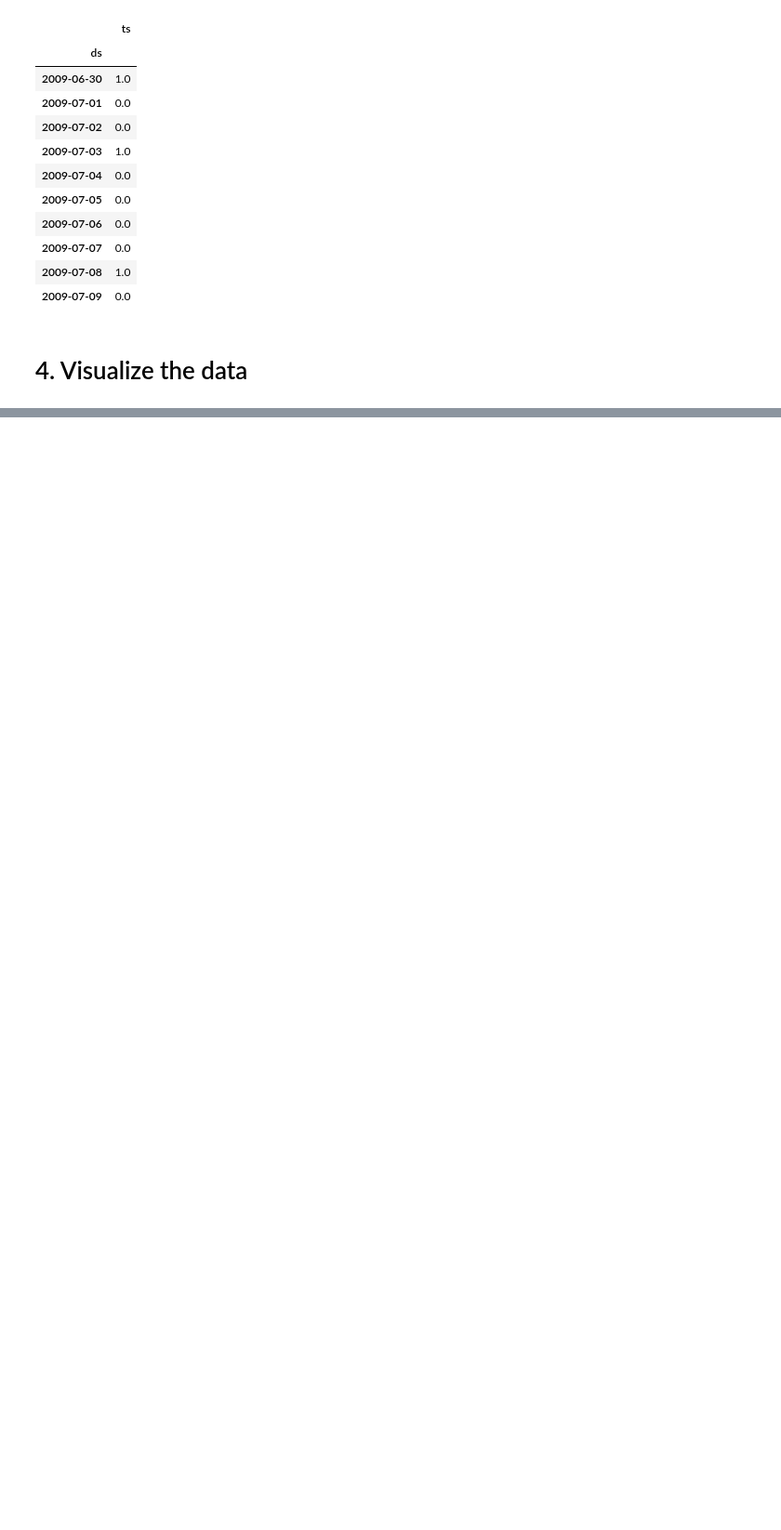
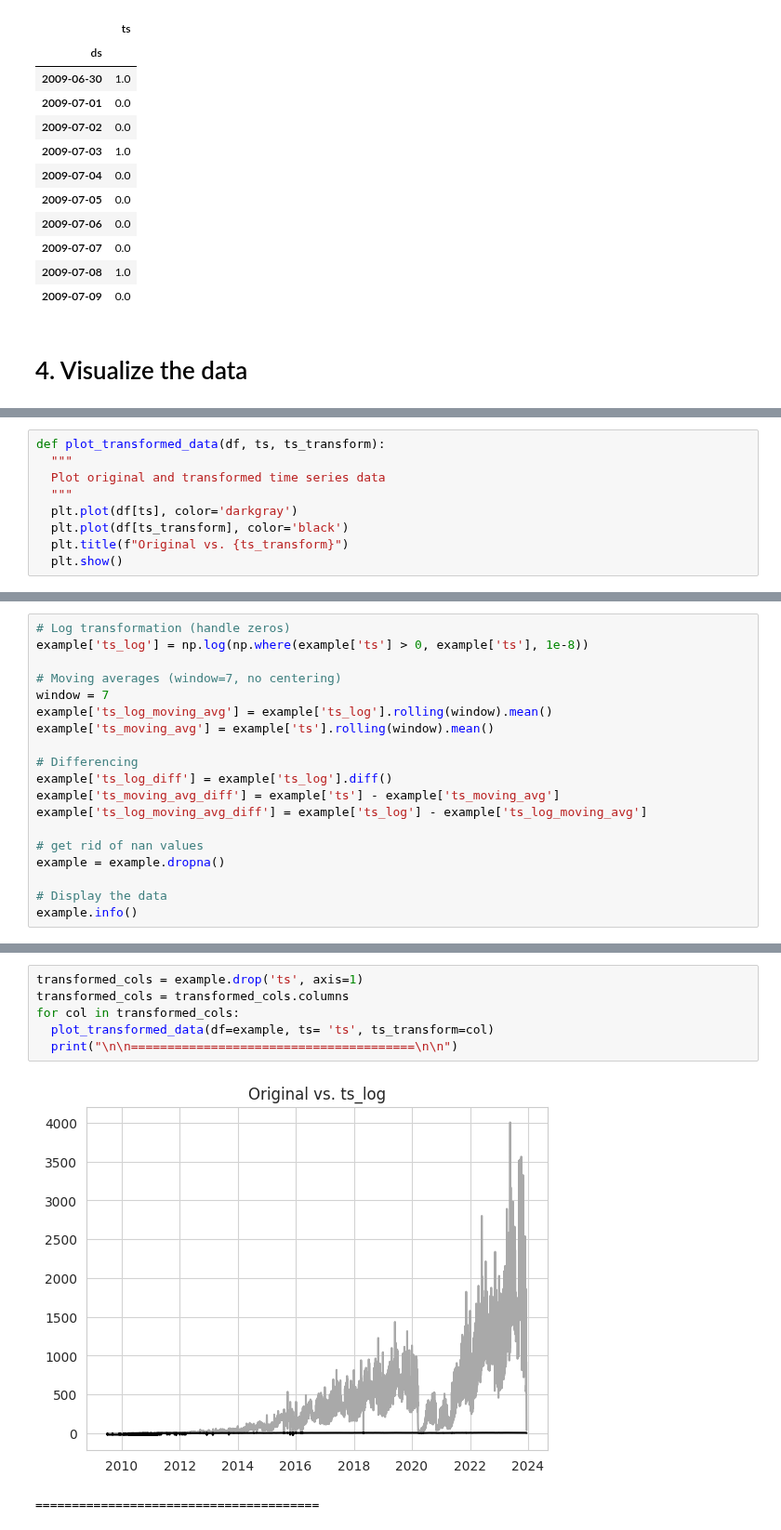
Before and after one commit to mohamedyosef101/learning_area, a Jupyter notebook: Time Series/airbnb_paris_reviews.ipynb, the cells around one changed output, grey strips where cells are left out. Shown at 93% size. Cells and saved outputs as stored; diff of their text form; blank space fills up the shorter version.

```diff
--- a/Time Series/airbnb_paris_reviews.ipynb
+++ b/Time Series/airbnb_paris_reviews.ipynb
@@ -104,0 +193,9 @@ plt.grid(True)
+# %%
+def plot_transformed_data(df, ts, ts_transform):
+  """
+  Plot original and transformed time series data
+  """
+  plt.plot(df[ts], color='darkgray')
+  plt.plot(df[ts_transform], color='black')
+  plt.title(f"Original vs. {ts_transform}")
+  plt.show()
@@ -104,0 +205,19 @@ plt.grid(True)
+# %%
+# Log transformation (handle zeros)
+example['ts_log'] = np.log(np.where(example['ts'] > 0, example['ts'], 1e-8))
+
+# Moving averages (window=7, no centering)
+window = 7
+example['ts_log_moving_avg'] = example['ts_log'].rolling(window).mean()
+example['ts_moving_avg'] = example['ts'].rolling(window).mean()
+
+# Differencing
+example['ts_log_diff'] = example['ts_log'].diff()
+example['ts_moving_avg_diff'] = example['ts'] - example['ts_moving_avg']
+example['ts_log_moving_avg_diff'] = example['ts_log'] - example['ts_log_moving_avg']
+
+# get rid of nan values
+example = example.dropna()
+
+# Display the data
+example.info()
@@ -104,0 +242,9 @@ plt.grid(True)
+# %%
+transformed_cols = example.drop('ts', axis=1)
+transformed_cols = transformed_cols.columns
+for col in transformed_cols:
+  plot_transformed_data(df=example, ts= 'ts', ts_transform=col)
+  print("\n\n=======================================\n\n")
+# %% [output]
+[figure, added]
+=======================================
```
Also changed, not shown: parts of 20 cells of this notebook.
